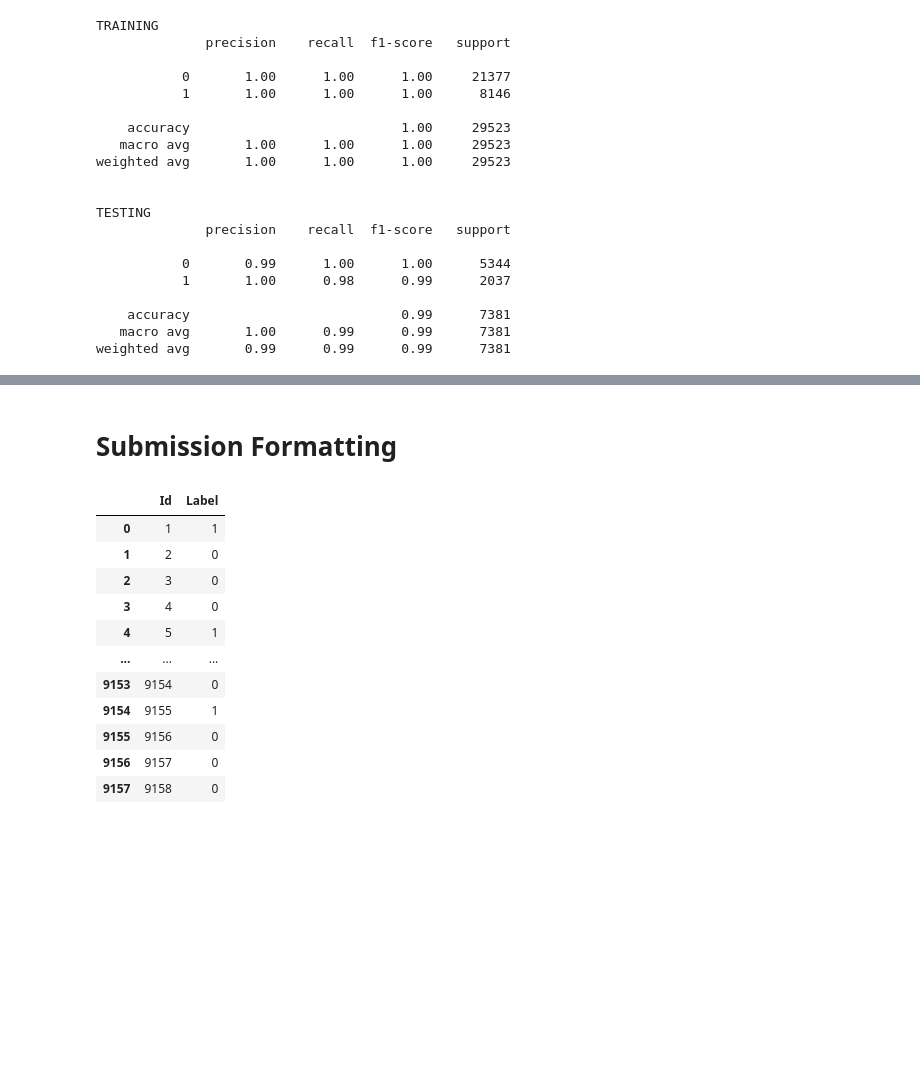
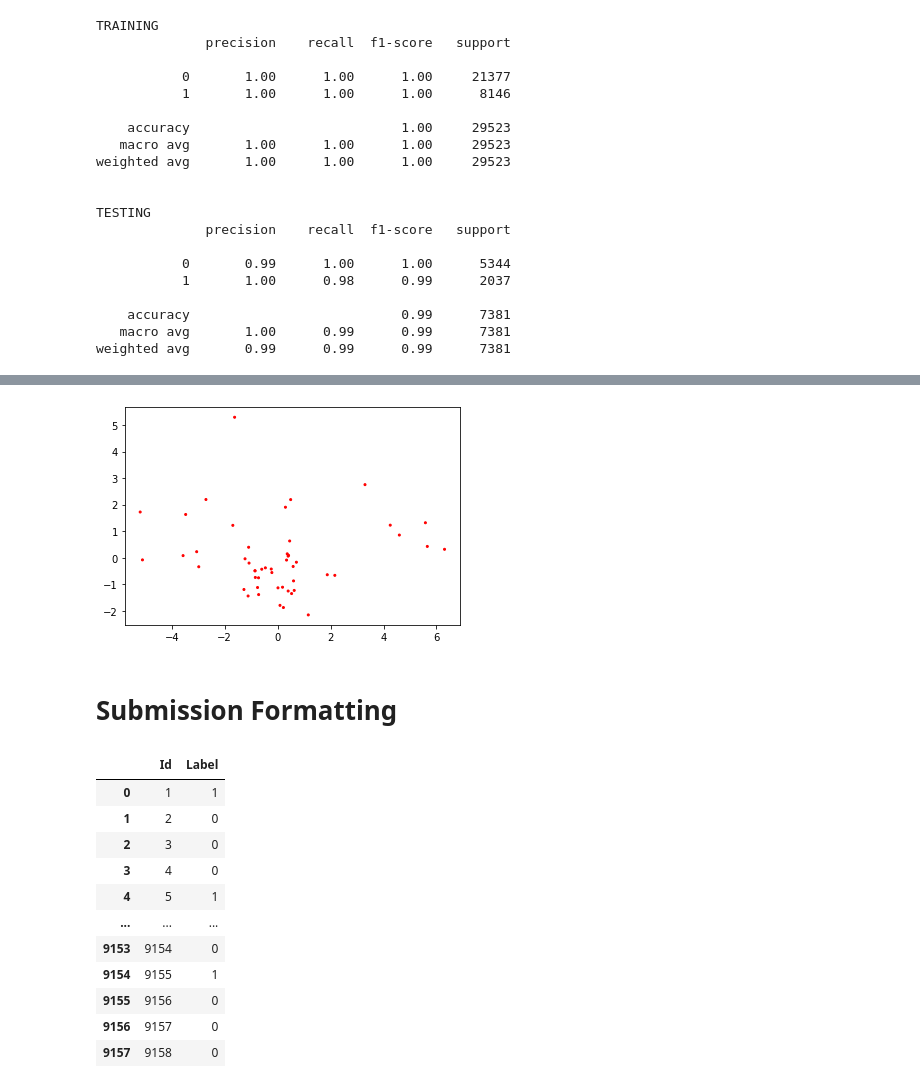
Before and after one commit to sergio-gimenez/anomaly-4G-detection, a Jupyter notebook: MLEARN_Competition_GimenezCastell.ipynb, the cells around one changed output, grey strips where cells are left out. Cells and saved outputs as stored; diff of their text form; code cells hidden in the pictures; blank space fills up the shorter version.

```diff
--- a/MLEARN_Competition_GimenezCastell.ipynb
+++ b/MLEARN_Competition_GimenezCastell.ipynb
@@ -229,7 +292,20 @@ test confusion matrix:
+# %%
+colors=['green' if l==0 else 'red' for l in y_miss]
+# %%
+pca = PCA(n_components=2)
+scaler = StandardScaler()
+X_miss_norm = scaler.fit_transform(X_miss)
+X_miss_reduce = pca.fit_transform(X_miss_norm)
+# %%
+fig, ax = plt.subplots()
+ax.scatter(X_miss_reduce[:,0], X_miss_reduce[:, 1], s=4,color=colors)
+plt.show()
+# %% [output]
+[figure, added]
+# %% [markdown]
+# Submission Formatting
 # %%
 pred_test = clf_GS.predict(X_test)
-# %% [markdown]
-# Submission Formatting
 # %%
 %%shell
 # Create submission file if it does not exists
```
Also changed, not shown: parts of 23 cells of this notebook.
